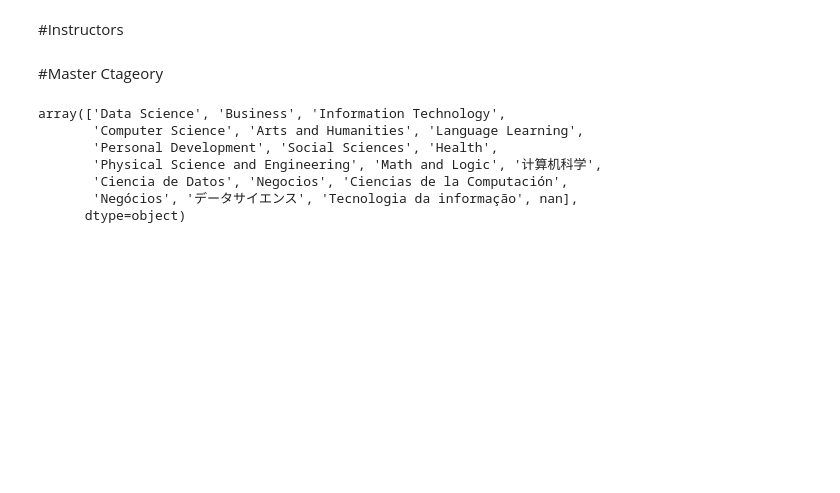
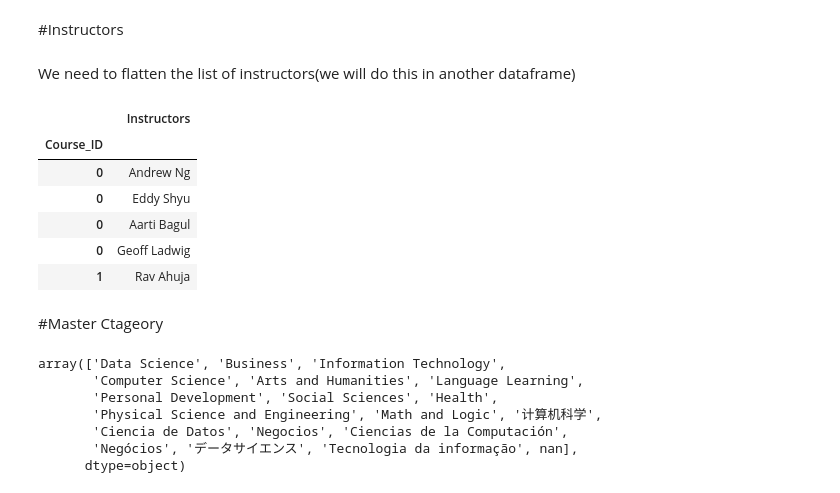
Before and after one commit to tass-ouaer/Data-cleaning-Online_Courses_Dataset, a Jupyter notebook: Online_course_Project.ipynb, the cells around one changed output. Saved outputs shown, nothing was run; the diff lists cells and outputs as text; code cells hidden in the pictures; blank space fills up the shorter version.

Commit message:
Flatten Instructors column

```diff
--- a/Online_course_Project.ipynb
+++ b/Online_course_Project.ipynb
@@ -594,0 +601,21 @@ df['Instructors'] = df['Instructors'].fillna('Unknown')
+# %% [markdown]
+We need to flatten the list of instructors(we will do this in another dataframe)
+# %%
+df_instructors = df[['Instructors']].copy()
+# %%
+df_instructors['Instructors'] = df_instructors['Instructors'].str.split(',')
+df_instructors = df_instructors.explode('Instructors')
+# %%
+df_instructors['Instructors'] = df_instructors['Instructors'].str.strip()
+df_instructors = df_instructors[df_instructors['Instructors'] != '']
+df_instructors = df_instructors[df_instructors['Instructors'] != 'Unkown']
+# %%
+df_instructors.head()
+# %% [output]
+|  | Instructors |
+| Course_ID |  |
+| 0 | Andrew Ng |
+| 0 | Eddy Shyu |
+| 0 | Aarti Bagul |
+| 0 | Geoff Ladwig |
+| 1 | Rav Ahuja |
```
Also changed, not shown: parts of 10 cells of this notebook.
